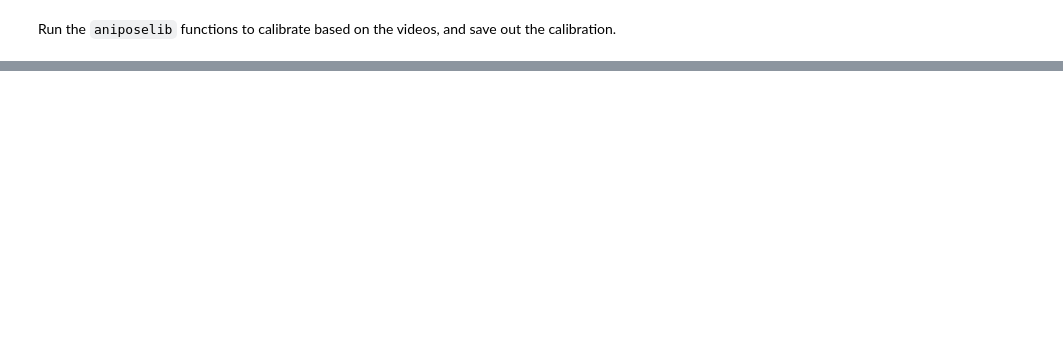
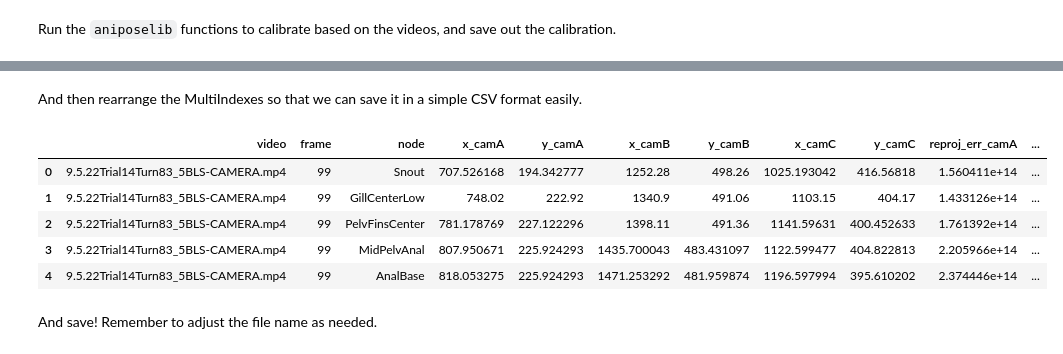
Before and after one commit to tytell/tytell-lab, a Jupyter notebook: triangulate_sleap.ipynb, the cells around one changed output, grey strips where cells are left out. Cells and saved outputs as stored; diff of their text form; code cells hidden in the pictures; blank space fills up the shorter version.

```diff
--- a/triangulate_sleap.ipynb
+++ b/triangulate_sleap.ipynb
@@ -218,0 +282,15 @@ array([[4.87300054e+03, 0.00000000e+00, 6.39500000e+02],
+# %% [markdown]
+And then rearrange the MultiIndexes so that we can save it in a simple CSV format easily.
+# %%
+ptsall3d.columns = ['_'.join(reversed(c)) for c in ptsall3d.columns.to_flat_index()]
+ptsall3d.reset_index(inplace=True)
+ptsall3d.head()
+# %% [output]
+|  | video | frame | node | x_camA | y_camA | x_camB | y_camB | x_camC | y_camC | reproj_err_camA | ... |
+| 0 | 9.5.22Trial14Turn83_5BLS-CAMERA.mp4 | 99 | Snout | 707.526168 | 194.342777 | 1252.28 | 498.26 | 1025.193042 | 416.56818 | 1.560411e+14 | ... |
+| 1 | 9.5.22Trial14Turn83_5BLS-CAMERA.mp4 | 99 | GillCenterLow | 748.02 | 222.92 | 1340.9 | 491.06 | 1103.15 | 404.17 | 1.433126e+14 | ... |
+| 2 | 9.5.22Trial14Turn83_5BLS-CAMERA.mp4 | 99 | PelvFinsCenter | 781.178769 | 227.122296 | 1398.11 | 491.36 | 1141.59631 | 400.452633 | 1.761392e+14 | ... |
+| 3 | 9.5.22Trial14Turn83_5BLS-CAMERA.mp4 | 99 | MidPelvAnal | 807.950671 | 225.924293 | 1435.700043 | 483.431097 | 1122.599477 | 404.822813 | 2.205966e+14 | ... |
+| 4 | 9.5.22Trial14Turn83_5BLS-CAMERA.mp4 | 99 | AnalBase | 818.053275 | 225.924293 | 1471.253292 | 481.959874 | 1196.597994 | 395.610202 | 2.374446e+14 | ... |
+# %% [markdown]
+And save! Remember to adjust the file name as needed.
```
Also changed, not shown: parts of 37 cells of this notebook.
